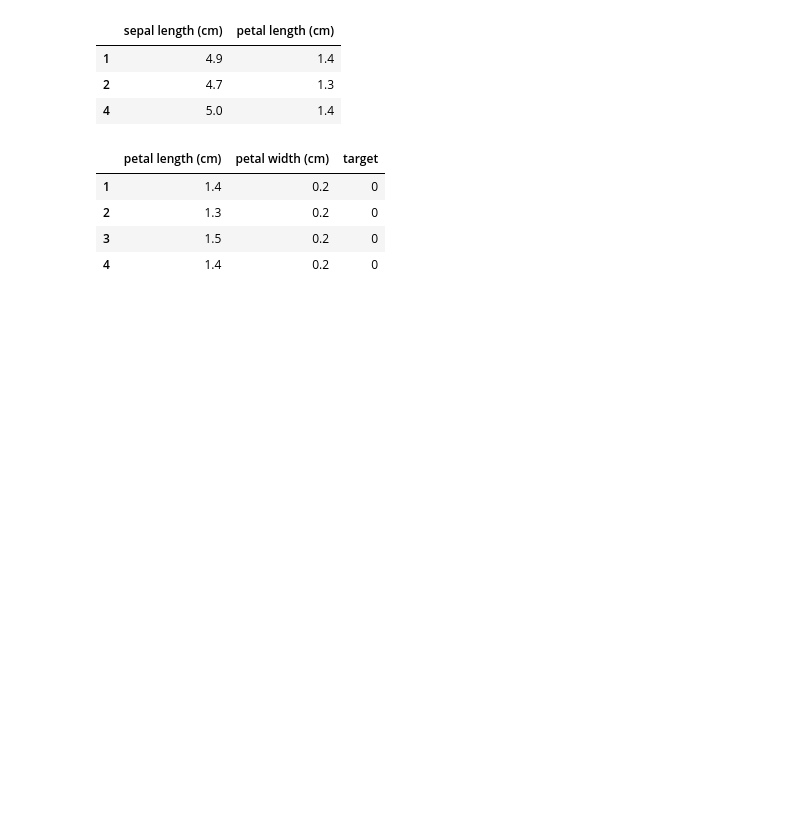
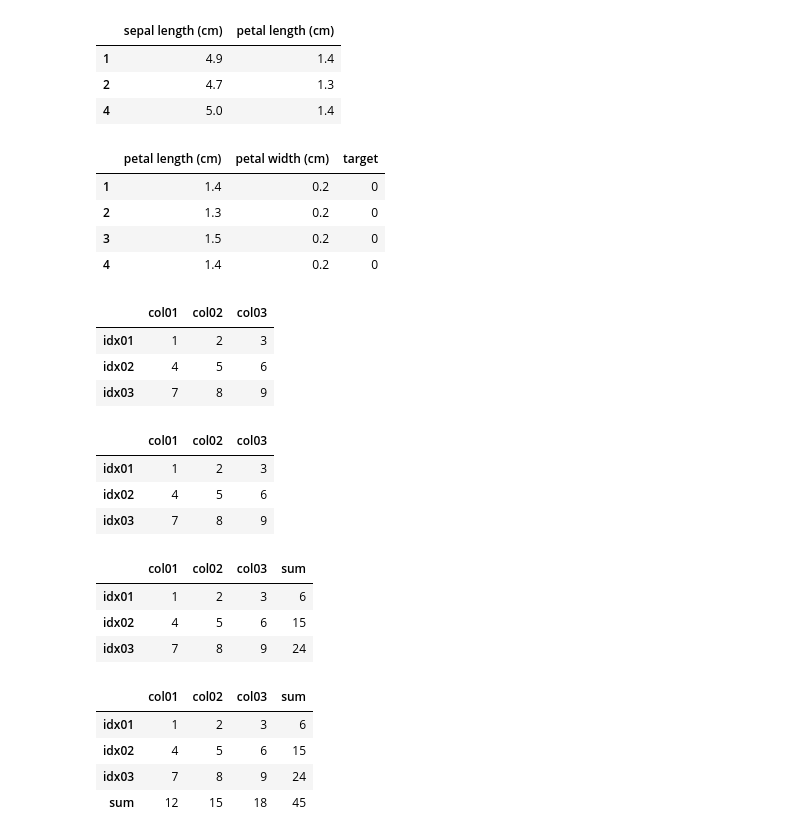
Before and after one commit to sohdacafe/cheat_sheet, a Jupyter notebook: pandas_cheat_sheet.ipynb, the cells around one changed output. Drawn from its saved outputs; the diff is of its cells as text; code cells hidden in the pictures; blank space fills up the shorter version.

```diff
--- a/pandas_cheat_sheet.ipynb
+++ b/pandas_cheat_sheet.ipynb
@@ -234,3 +246,52 @@ df.iloc[1:5, 2:5]
 | 2 | 1.3 | 0.2 | 0 |
 | 3 | 1.5 | 0.2 | 0 |
 | 4 | 1.4 | 0.2 | 0 |
+# %%
+# データフレーム
+df = pd.DataFrame([[1,2,3],[4,5,6],[7,8,9]], columns=['col01', 'col02', 'col03'], index=['idx01', 'idx02', 'idx03'])
+df
+# %% [output]
+|  | col01 | col02 | col03 |
+| idx01 | 1 | 2 | 3 |
+| idx02 | 4 | 5 | 6 |
+| idx03 | 7 | 8 | 9 |
+# %%
+# データフレーム(後からインデックス、カラム名を指定)
+df = pd.DataFrame([[1,2,3],[4,5,6],[7,8,9]])
+df.columns=['col01', 'col02', 'col03']
+df.index=['idx01', 'idx02', 'idx03']
+df
+# %% [output]
+|  | col01 | col02 | col03 |
+| idx01 | 1 | 2 | 3 |
+| idx02 | 4 | 5 | 6 |
+| idx03 | 7 | 8 | 9 |
+# %%
+# カラム名の変更
+df.columns=['col04', 'col05', 'col06']
+df = df.rename(columns={'col01':'col04'})
+# %%
+# インデックス名の変更
+df = df.rename(index={'idx01':'001'})
+# %%
+# 計算値のカラムの追加
+df['sum']=0
+df['sum']=df.sum(axis=1)
+df
+# %% [output]
+|  | col01 | col02 | col03 | sum |
+| idx01 | 1 | 2 | 3 | 6 |
+| idx02 | 4 | 5 | 6 | 15 |
+| idx03 | 7 | 8 | 9 | 24 |
+# %%
+# 計算値の行の追加 (sum(axis=0))
+df_sum = df.sum()
+df_sum.name = 'sum'
+df = df.append(df_sum)
+df
+# %% [output]
+|  | col01 | col02 | col03 | sum |
+| idx01 | 1 | 2 | 3 | 6 |
+| idx02 | 4 | 5 | 6 | 15 |
+| idx03 | 7 | 8 | 9 | 24 |
+| sum | 12 | 15 | 18 | 45 |
```
Also changed, not shown: parts of 3 cells of this notebook.
